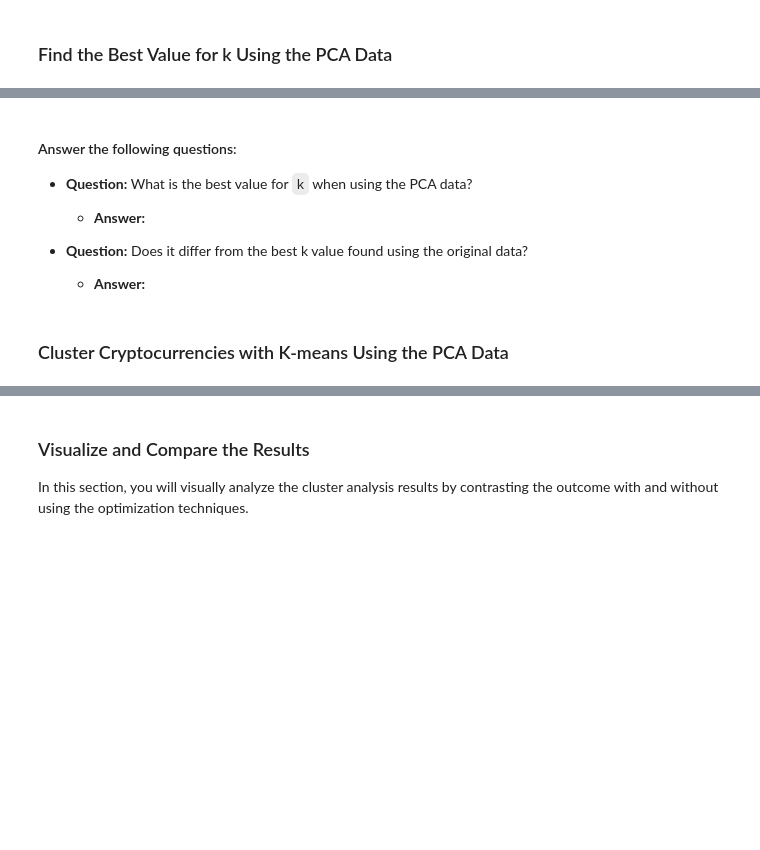
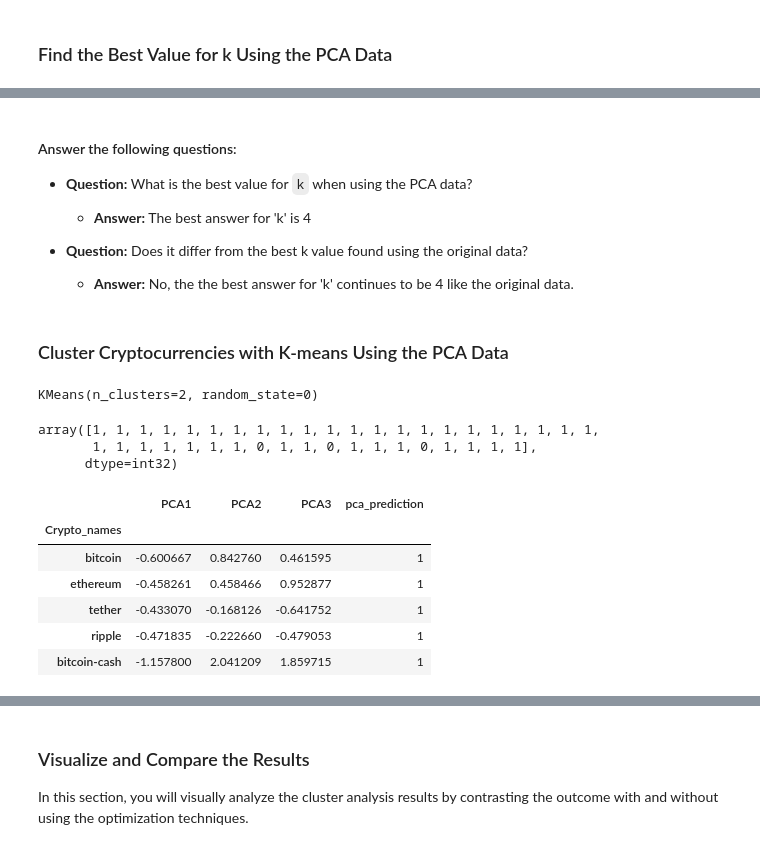
Before and after one commit to msryannhawkins/CryptoClustering, a Jupyter notebook: Crypto_Clustering.ipynb, the cells around one changed output, grey strips where cells are left out. Drawn from its saved outputs; the diff is of its cells as text; code cells hidden in the pictures; blank space fills up the shorter version.

```diff
--- a/Crypto_Clustering.ipynb
+++ b/Crypto_Clustering.ipynb
@@ -213,11 +285,15 @@ elbow_plot
 # %%
 # Create an empty list to store the inertia values
-
+pca_inertia_val = []
 
 # Create a for loop to compute the inertia with each possible value of k
-# Inside the loop:
-# 1. Create a KMeans model using the loop counter for the n_clusters
-# 2. Fit the model to the data using `df_market_data_pca`
-# 3. Append the model.inertia_ to the inertia list
+for i in k_pca:
+    # Inside the loop:
+    # 1. Create a KMeans model using the loop counter for the n_clusters
+    k_model = KMeans(n_clusters=i, random_state=0)
+    # 2. Fit the model to the data using `df_market_data_pca`
+    k_model.fit(PCA_df)
+    # 3. Append the model.inertia_ to the inertia list
+    pca_inertia_val.append(k_model.inertia_)
 # %%
 # Create a dictionary with the data to plot the Elbow curve
@@ -231,29 +326,48 @@ elbow_plot
 
 * **Question:** What is the best value for `k` when using the PCA data?
 
-  * **Answer:**
+  * **Answer:** The best answer for 'k' is 4
 
 
 * **Question:** Does it differ from the best k value found using the original data?
 
-  * **Answer:**
+  * **Answer:** No, the the best answer for 'k' continues to be 4 like the original data.
 # %% [markdown]
 ### Cluster Cryptocurrencies with K-means Using the PCA Data
 # %%
 # Initialize the K-Means model using the best value for k
+model = KMeans(n_clusters=2, random_state=0)
 # %%
 # Fit the K-Means model using the PCA data
+model.fit(PCA_df)
+# %% [output]
+KMeans(n_clusters=2, random_state=0)
 # %%
 # Predict the clusters to group the cryptocurrencies using the PCA data
+k_predict = model.predict(PCA_df)
 
 # Print the resulting array of cluster values.
+k_predict
+# %% [output]
+array([1, 1, 1, 1, 1, 1, 1, 1, 1, 1, 1, 1, 1, 1, 1, 1, 1, 1, 1, 1, 1, 1,
+       1, 1, 1, 1, 1, 1, 1, 0, 1, 1, 0, 1, 1, 1, 0, 1, 1, 1, 1],
+      dtype=int32)
 # %%
 # Create a copy of the DataFrame with the PCA data
-
+df_market_pca_predict = PCA_df.copy()
 
 # Add a new column to the DataFrame with the predicted clusters
-
+df_market_pca_predict['pca_prediction'] = k_predict
 
 # Display sample data
+df_market_pca_predict.head()
+# %% [output]
+|  | PCA1 | PCA2 | PCA3 | pca_prediction |
+| Crypto_names |  |  |  |  |
+| bitcoin | -0.600667 | 0.842760 | 0.461595 | 1 |
+| ethereum | -0.458261 | 0.458466 | 0.952877 | 1 |
+| tether | -0.433070 | -0.168126 | -0.641752 | 1 |
+| ripple | -0.471835 | -0.222660 | -0.479053 | 1 |
+| bitcoin-cash | -1.157800 | 2.041209 | 1.859715 | 1 |
 # %%
 # Create a scatter plot using hvPlot by setting
```
Also changed, not shown: parts of 22 cells of this notebook.
